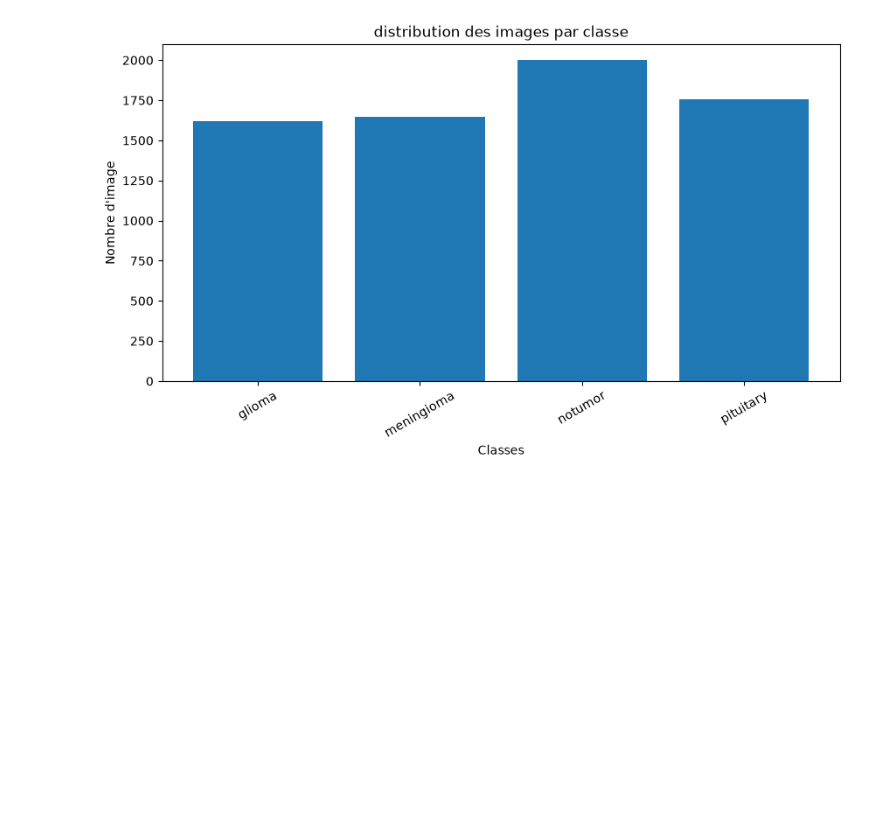
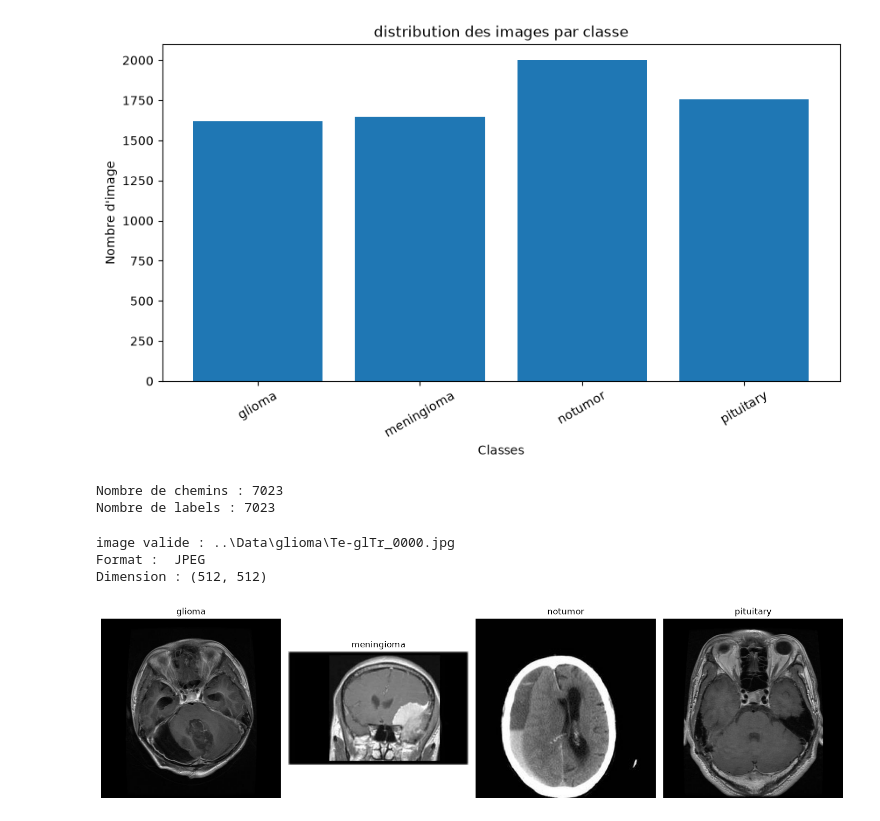
Before and after one commit to MariaE003/BrainScan, a Jupyter notebook: notebooks/01_data_exploration.ipynb, the cells around one changed output. Saved outputs shown, nothing was run; the diff lists cells and outputs as text; code cells hidden in the pictures; blank space fills up the shorter version.

Commit message:
verifier la validite des images et afficher des exemples par classe

```diff
--- a/notebooks/01_data_exploration.ipynb
+++ b/notebooks/01_data_exploration.ipynb
@@ -70,3 +70,75 @@ plt.show()
 # print(image_counts)
 # %% [output]
 [figure]
+# %%
+from pathlib import Path
+from PIL import Image
+import matplotlib.pyplot as plt
+
+# recuperer le chemains des imgs
+image_path=[]
+labels=[]
+
+for class_name in class_names:
+    class_dir=DATA_DIR/ class_name
+
+    for file in class_dir.rglob("*"):
+        if file.is_file() and file.suffix.lower() in extensions_valides:
+            image_path.append(file)
+            labels.append(class_name)
+
+
+print("Nombre de chemins :",len(image_path))
+print("Nombre de labels :",len(labels))
+
+# print(image_path)
+# print(labels)
+# %% [output]
+Nombre de chemins : 7023
+Nombre de labels : 7023
+# %%
+# virifier que image est lisible
+
+if image_path:
+    try:
+        image=Image.open(image_path[0])
+        image.verify()#virifier si li file valide ou non
+
+        print("image valide :",image_path[0])
+        print("Format : ",image.format)
+        print("Dimension :",image.size)
+    except Exception as error:
+        print("erreur :",error)
+else:
+    print("aucun img trouve")
+# %% [output]
+image valide : ..\Data\glioma\Te-glTr_0000.jpg
+Format :  JPEG
+Dimension : (512, 512)
+# %%
+# afficher quelque img avce leur labels
+
+fig,axes=plt.subplots(1,len(class_names),figsize=(15,4))#crer 4 espace
+
+for ax,class_name in zip(axes,class_names):#associer chque  image a son label
+    class_images=[
+        path for path,label in zip(image_path,labels)
+        if label == class_name
+    ]
+
+    if class_images:
+        try:
+            with Image.open(class_images[0]) as image:
+                ax.imshow(image.convert("RGB"))#convertit limg en trois canaux de couleur pour faciliter leur affichage
+
+            ax.set_title(class_name)
+            ax.axis("off")#masque les axes inutiles
+        except Exception as error:
+            ax.set_title(f"erreur : {class_name}")
+            ax.axis("off")
+            print(class_name,error)
+
+plt.tight_layout()
+plt.show()
+# %% [output]
+[figure, added]
```
